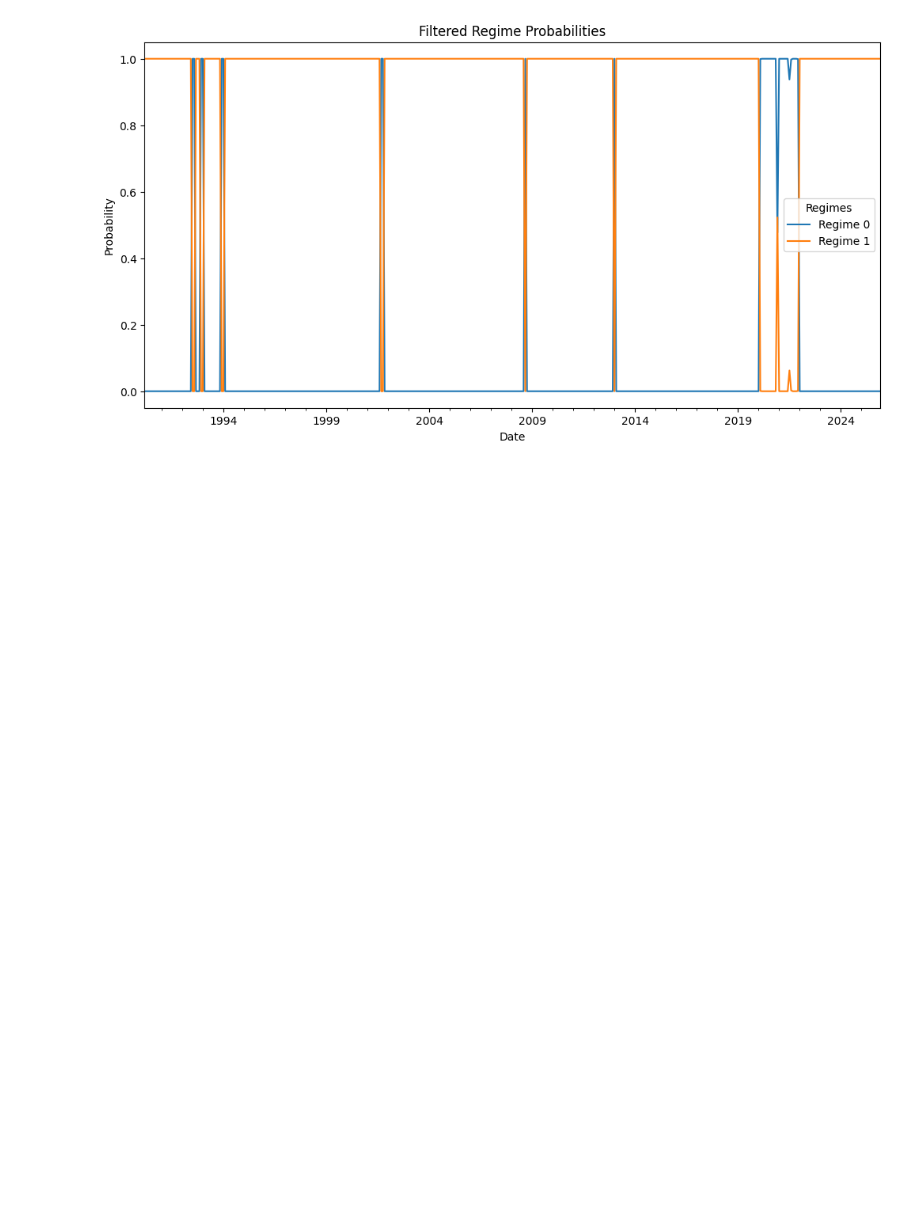
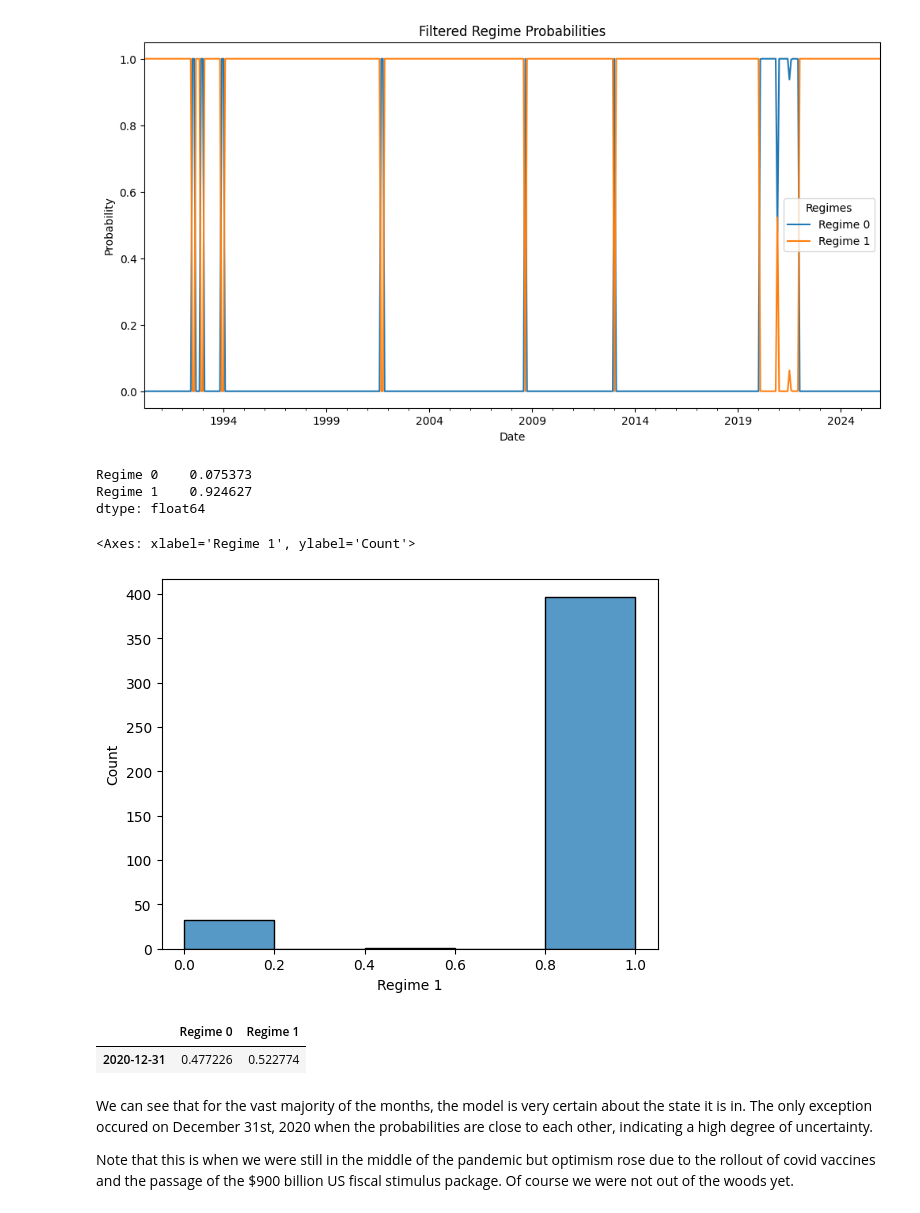
Before and after one commit to AsadAliAkhtar/Capstone_Project_Group_14085, a Jupyter notebook: notebooks/MSVAR_experiments.ipynb, the cells around one changed output. Saved outputs shown, nothing was run; the diff lists cells and outputs as text; code cells hidden in the pictures; blank space fills up the shorter version.

Commit message:
Added post-estimation plots

```diff
--- a/notebooks/MSVAR_experiments.ipynb
+++ b/notebooks/MSVAR_experiments.ipynb
@@ -236,3 +236,24 @@ plt.legend(title="Regimes")
 plt.show()
 # %% [output]
 [figure]
+# %%
+filtered_probs_df.mean()
+# %% [output]
+Regime 0    0.075373
+Regime 1    0.924627
+dtype: float64
+# %%
+sns.histplot(filtered_probs_df["Regime 1"], bins=5)
+# %% [output]
+<Axes: xlabel='Regime 1', ylabel='Count'>
+[figure, added]
+# %%
+# check rows with probabilities close to 0.5
+filtered_probs_df[filtered_probs_df.apply(lambda row: (row["Regime 1"] > 0.3) & (row["Regime 1"] < 0.7), axis=1)]
+# %% [output]
+|  | Regime 0 | Regime 1 |
+| 2020-12-31 | 0.477226 | 0.522774 |
+# %% [markdown]
+We can see that for the vast majority of the months, the model is very certain about the state it is in. The only exception occured on December 31st, 2020 when the probabilities are close to each other, indicating a high degree of uncertainty.
+
+Note that this is when we were still in the middle of the pandemic but optimism rose due to the rollout of covid vaccines and the passage of the $900 billion US fiscal stimulus package. Of course we were not out of the woods yet.
```
Also changed, not shown: parts of 24 cells of this notebook.
